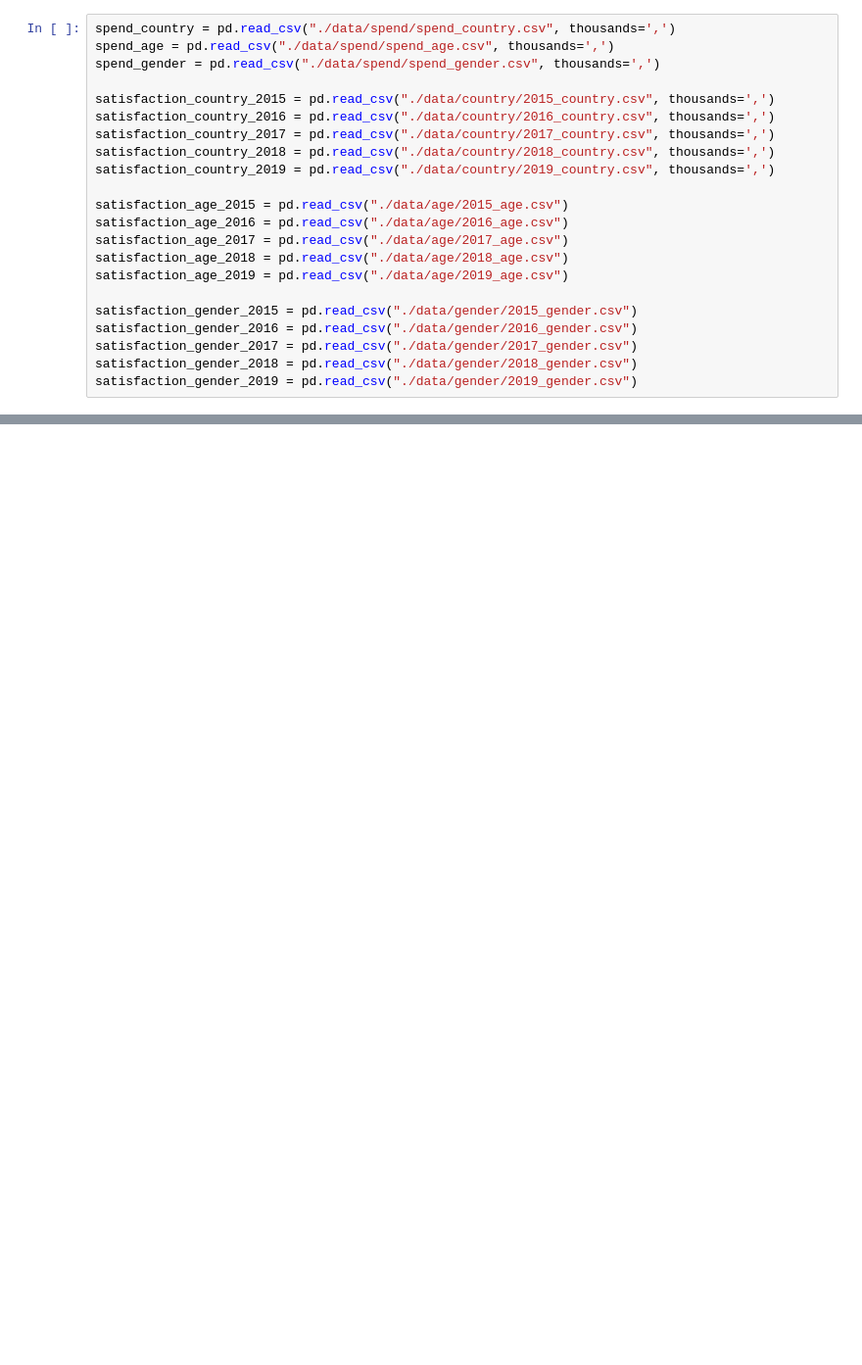
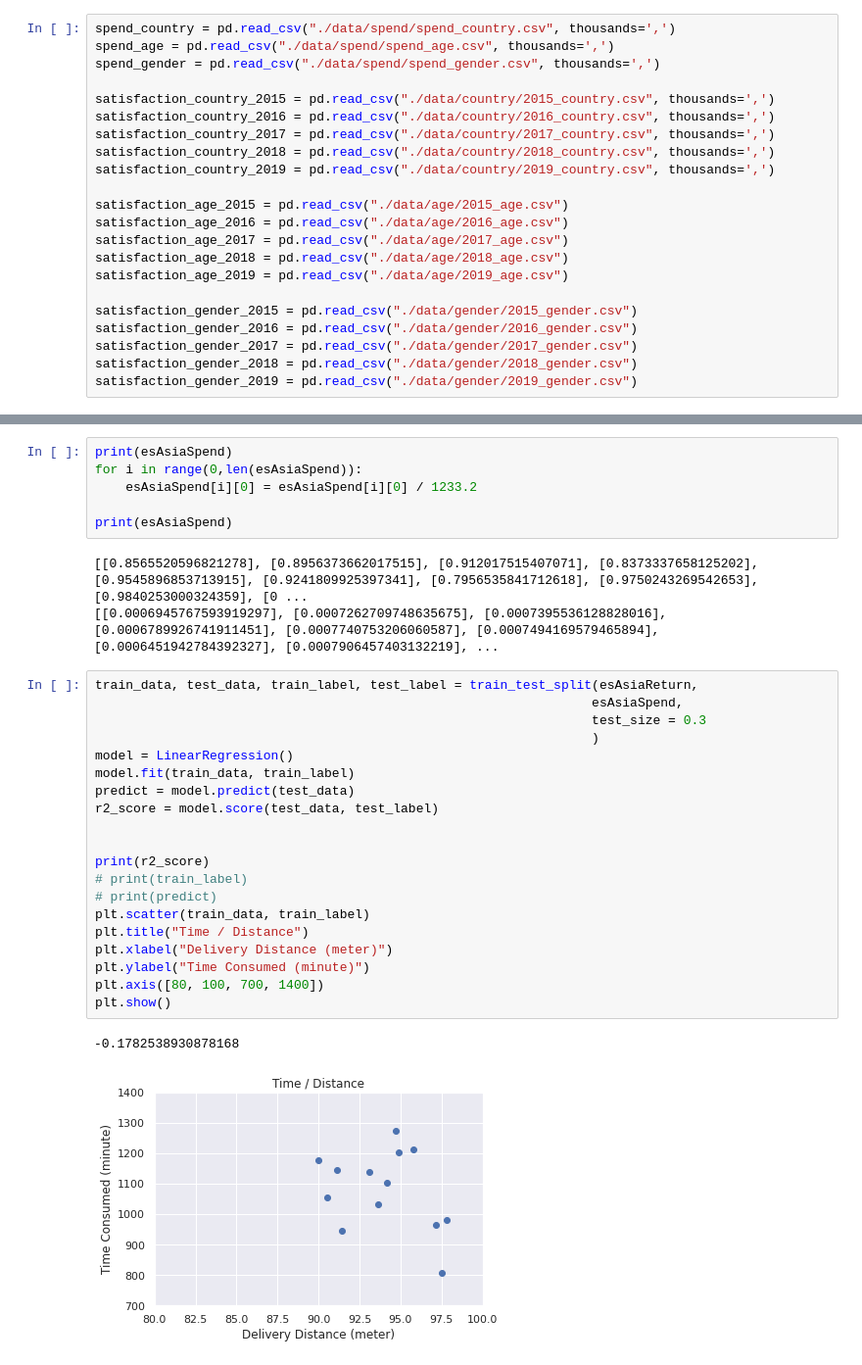
Before and after one commit to JoohyeonBaek/Tourists-visiting-Korea, a Jupyter notebook: jupyter notebook/spend.ipynb, the cells around one changed output, grey strips where cells are left out. Shown at 98% size. Saved outputs shown, nothing was run; the diff lists cells and outputs as text; blank space fills up the shorter version.

```diff
--- a/jupyter notebook/spend.ipynb
+++ b/jupyter notebook/spend.ipynb
@@ -115,0 +260,32 @@ spend_gender
+# %%
+print(esAsiaSpend)
+for i in range(0,len(esAsiaSpend)):
+    esAsiaSpend[i][0] = esAsiaSpend[i][0] / 1233.2
+
+print(esAsiaSpend)
+# %% [output]
+[[0.8565520596821278], [0.8956373662017515], [0.912017515407071], [0.8373337658125202], [0.9545896853713915], [0.9241809925397341], [0.7956535841712618], [0.9750243269542653], [0.9840253000324359], [0 ...
+[[0.0006945767593919297], [0.0007262709748635675], [0.0007395536128828016], [0.0006789926741911451], [0.0007740753206060587], [0.0007494169579465894], [0.0006451942784392327], [0.0007906457403132219], ...
+# %%
+train_data, test_data, train_label, test_label = train_test_split(esAsiaReturn,
+                                                                 esAsiaSpend,
+                                                                 test_size = 0.3
+                                                                 )
+model = LinearRegression()
+model.fit(train_data, train_label)
+predict = model.predict(test_data)
+r2_score = model.score(test_data, test_label)
+
+
+print(r2_score)
+# print(train_label)
+# print(predict)
+plt.scatter(train_data, train_label)
+plt.title("Time / Distance")
+plt.xlabel("Delivery Distance (meter)")
+plt.ylabel("Time Consumed (minute)")
+plt.axis([80, 100, 700, 1400])
+plt.show()
+# %% [output]
+-0.1782538930878168
+[figure, added]
```
Also changed, not shown: parts of 15 cells of this notebook, 1 other file.
